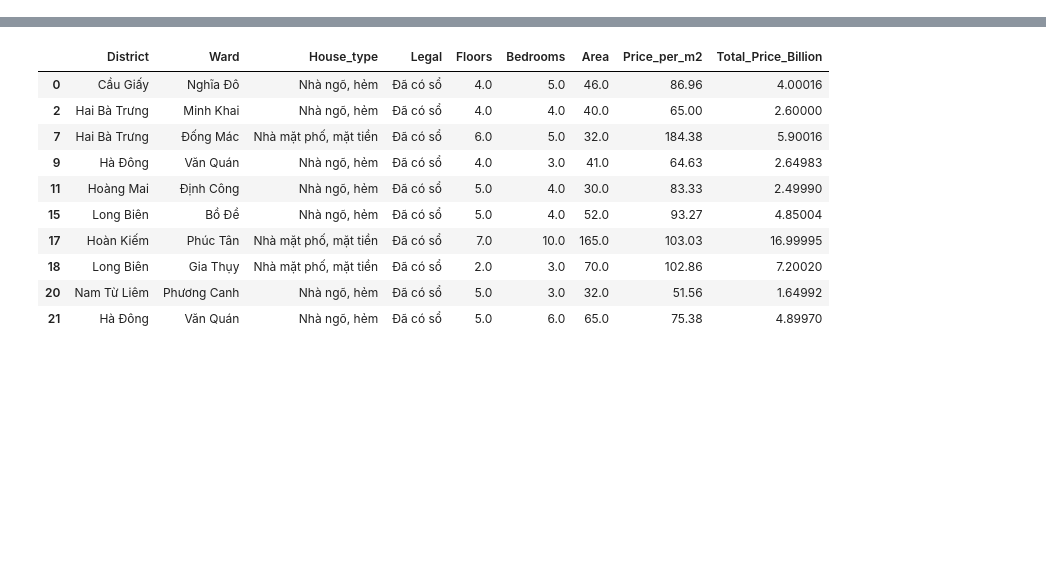
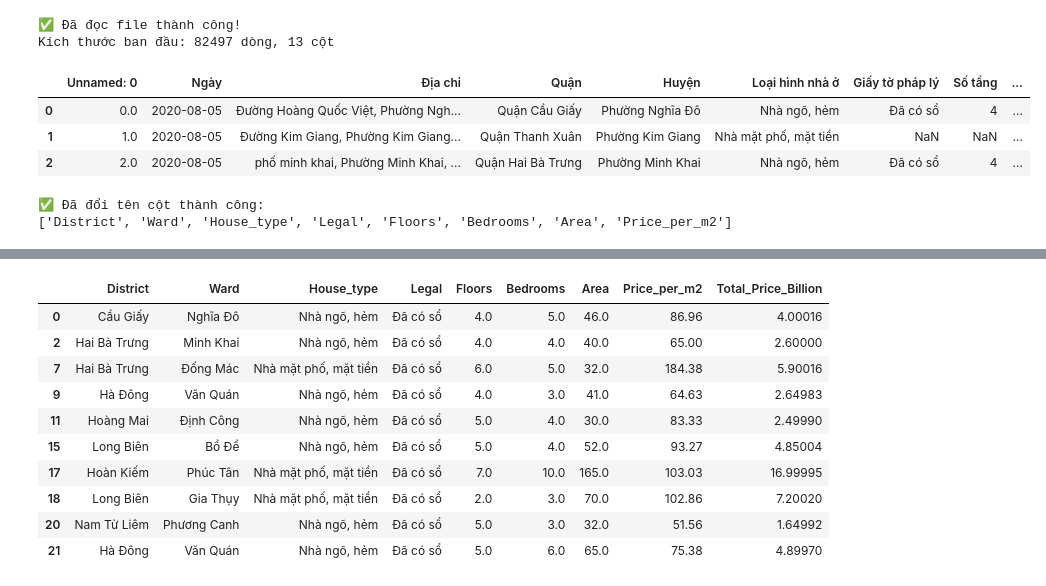
Before and after one commit to VietAnh2004x/ThucTapCuoiKhoa, a Jupyter notebook: notebooks/data_cleaning.ipynb, the cells around one changed output, grey strips where cells are left out. Drawn from its saved outputs; the diff is of its cells as text; code cells hidden in the pictures; blank space fills up the shorter version.

```diff
--- a/notebooks/data_cleaning.ipynb
+++ b/notebooks/data_cleaning.ipynb
@@ -66,0 +1,36 @@ df.to_csv('../data/processed/clean_vn_housing.csv', index=False)
+# %%
+import pandas as pd
+import numpy as np
+import re
+
+# Đọc dữ liệu
+try:
+    df = pd.read_csv('../data/raw/VN_housing_dataset.csv')
+    print("✅ Đã đọc file thành công!")
+    print(f"Kích thước ban đầu: {df.shape[0]} dòng, {df.shape[1]} cột")
+    display(df.head(3))
+except FileNotFoundError:
+    print("❌ Lỗi: Không tìm thấy file csv!")
+# %% [output]
+✅ Đã đọc file thành công!
+Kích thước ban đầu: 82497 dòng, 13 cột
+|  | Unnamed: 0 | Ngày | Địa chỉ | Quận | Huyện | Loại hình nhà ở | Giấy tờ pháp lý | Số tầng | ... |
+| 0 | 0.0 | 2020-08-05 | Đường Hoàng Quốc Việt, Phường Ngh... | Quận Cầu Giấy | Phường Nghĩa Đô | Nhà ngõ, hẻm | Đã có sổ | 4 | ... |
+| 1 | 1.0 | 2020-08-05 | Đường Kim Giang, Phường Kim Giang... | Quận Thanh Xuân | Phường Kim Giang | Nhà mặt phố, mặt tiền | NaN | NaN | ... |
+| 2 | 2.0 | 2020-08-05 | phố minh khai, Phường Minh Khai, ... | Quận Hai Bà Trưng | Phường Minh Khai | Nhà ngõ, hẻm | Đã có sổ | 4 | ... |
+# %%
+# Xóa cột
+cols_to_drop = ['Unnamed: 0', 'Ngày', 'Địa chỉ', 'Dài', 'Rộng']
+df = df.drop(columns=cols_to_drop, errors='ignore')
+
+# Đổi tên các cột còn lại
+new_names = ['District', 'Ward', 'House_type', 'Legal', 'Floors', 'Bedrooms', 'Area', 'Price_per_m2']
+if len(df.columns) == len(new_names):
+    df.columns = new_names
+    print("✅ Đã đổi tên cột thành công:")
+    print(df.columns.tolist())
+else:
+    print("⚠️ Cảnh báo: Số lượng cột không khớp, kiểm tra lại danh sách tên!")
+# %% [output]
+✅ Đã đổi tên cột thành công:
+['District', 'Ward', 'House_type', 'Legal', 'Floors', 'Bedrooms', 'Area', 'Price_per_m2']
```
Also changed, not shown: parts of 10 cells of this notebook, 3 other files.
